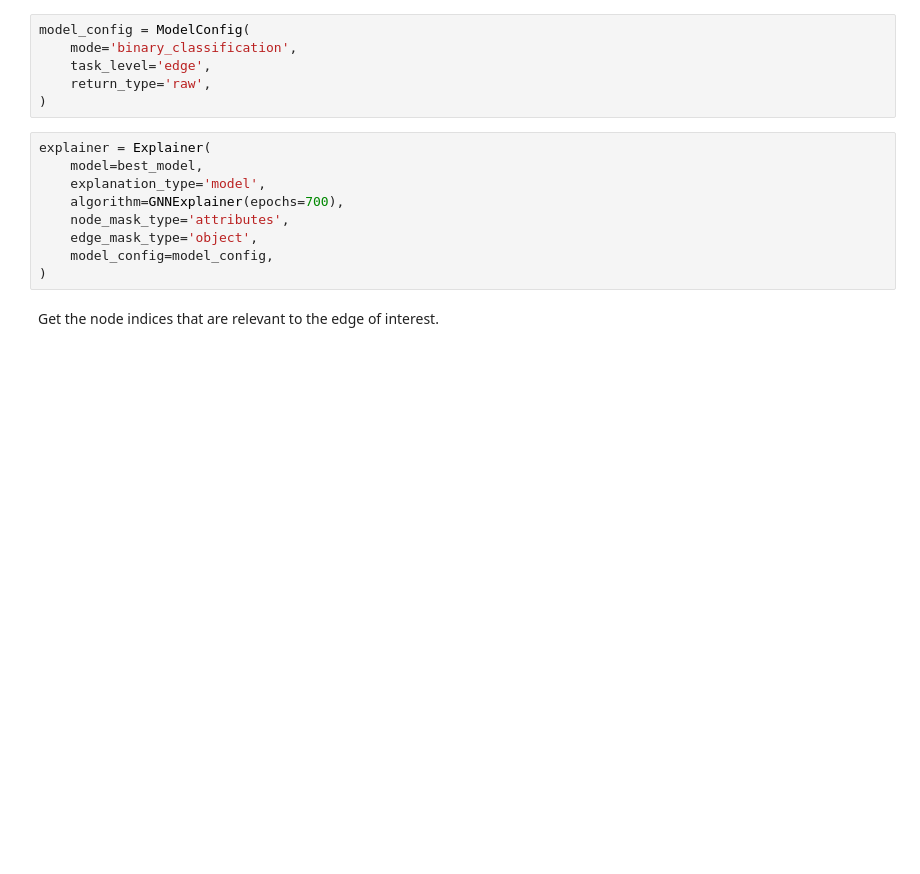
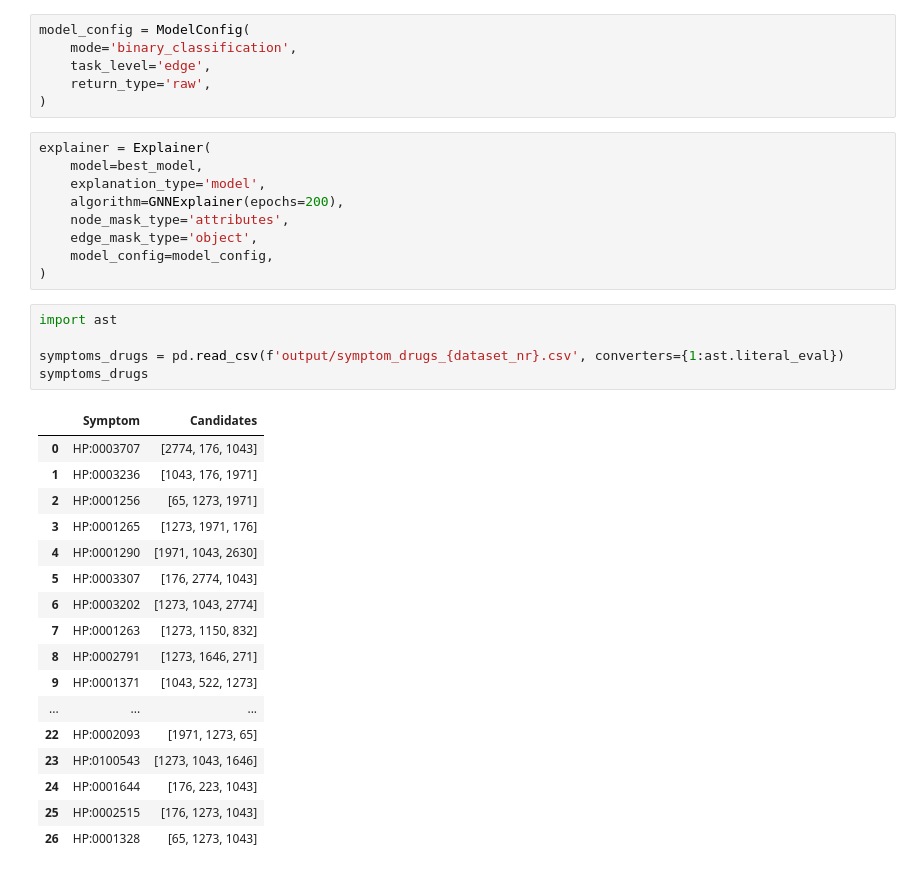
Before and after one commit to rosazwart/XAIFO-ThesisProject, a Jupyter notebook: explainer.ipynb, the cells around one changed output. Saved outputs shown, nothing was run; the diff lists cells and outputs as text; blank space fills up the shorter version.

```diff
--- a/explainer.ipynb
+++ b/explainer.ipynb
@@ -214,10 +252,31 @@ model_config = ModelConfig(
 explainer = Explainer(
     model=best_model,
     explanation_type='model',
-    algorithm=GNNExplainer(epochs=700),
+    algorithm=GNNExplainer(epochs=200),
     node_mask_type='attributes',
     edge_mask_type='object',
     model_config=model_config,
 )
-# %% [markdown]
-Get the node indices that are relevant to the edge of interest.
+# %%
+import ast
+
+symptoms_drugs = pd.read_csv(f'output/symptom_drugs_{dataset_nr}.csv', converters={1:ast.literal_eval})
+symptoms_drugs
+# %% [output]
+|  | Symptom | Candidates |
+| 0 | HP:0003707 | [2774, 176, 1043] |
+| 1 | HP:0003236 | [1043, 176, 1971] |
+| 2 | HP:0001256 | [65, 1273, 1971] |
+| 3 | HP:0001265 | [1273, 1971, 176] |
+| 4 | HP:0001290 | [1971, 1043, 2630] |
+| 5 | HP:0003307 | [176, 2774, 1043] |
+| 6 | HP:0003202 | [1273, 1043, 2774] |
+| 7 | HP:0001263 | [1273, 1150, 832] |
+| 8 | HP:0002791 | [1273, 1646, 271] |
+| 9 | HP:0001371 | [1043, 522, 1273] |
+| ... | ... | ... |
+| 22 | HP:0002093 | [1971, 1273, 65] |
+| 23 | HP:0100543 | [1273, 1043, 1646] |
+| 24 | HP:0001644 | [176, 223, 1043] |
+| 25 | HP:0002515 | [176, 1273, 1043] |
+| 26 | HP:0001328 | [65, 1273, 1043] |
```
Also changed, not shown: parts of 10 cells of this notebook, 5 other files.
